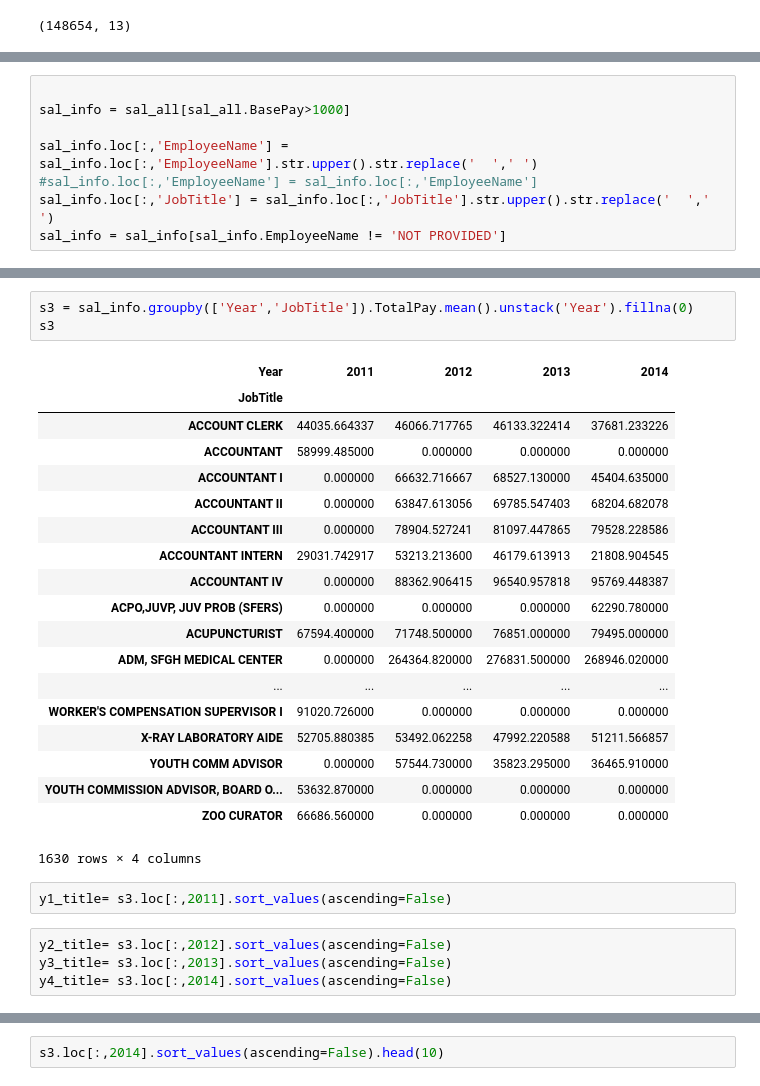
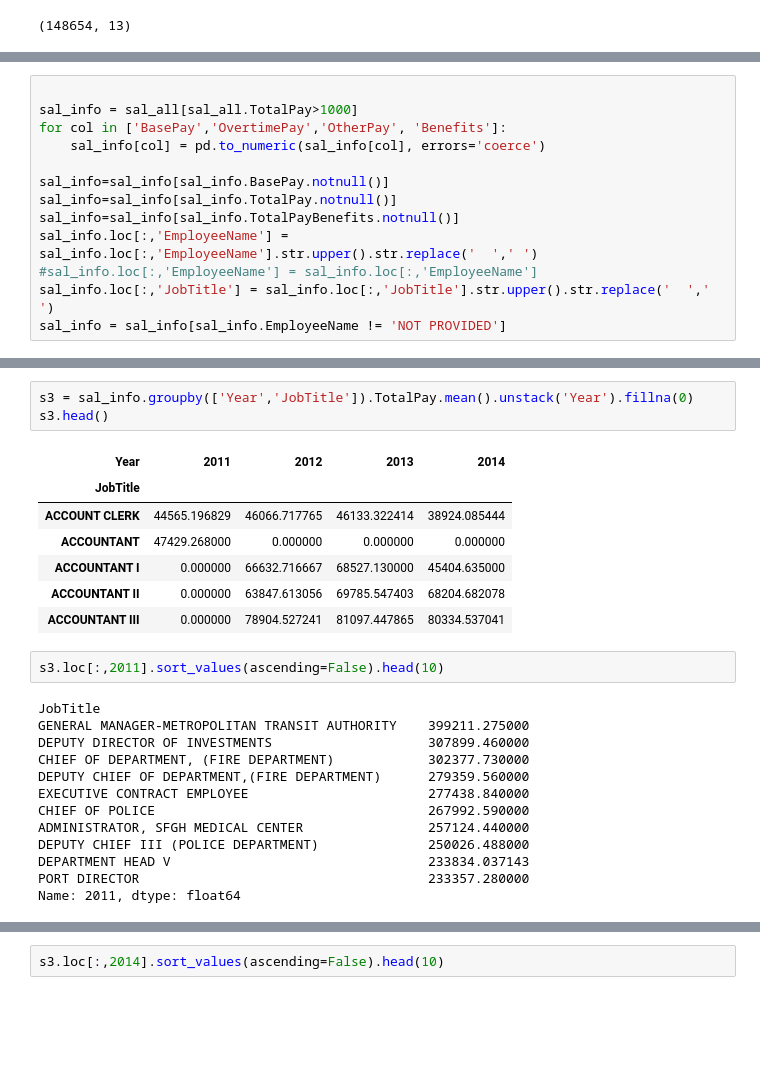
Before and after one commit to mraghcoder/data_science_springboard, a Jupyter notebook: sf_city_employee.ipynb, the cells around one changed output, grey strips where cells are left out. Saved outputs shown, nothing was run; the diff lists cells and outputs as text; blank space fills up the shorter version.

```diff
--- a/sf_city_employee.ipynb
+++ b/sf_city_employee.ipynb
@@ -22,7 +35,12 @@ sal_all.head()
 # %%
 
-sal_info = sal_all[sal_all.BasePay>1000]
+sal_info = sal_all[sal_all.TotalPay>1000]
+for col in ['BasePay','OvertimePay','OtherPay', 'Benefits']:
+    sal_info[col] = pd.to_numeric(sal_info[col], errors='coerce')
 
+sal_info=sal_info[sal_info.BasePay.notnull()]
+sal_info=sal_info[sal_info.TotalPay.notnull()]
+sal_info=sal_info[sal_info.TotalPayBenefits.notnull()]
 sal_info.loc[:,'EmployeeName'] = sal_info.loc[:,'EmployeeName'].str.upper().str.replace('  ',' ')
 #sal_info.loc[:,'EmployeeName'] = sal_info.loc[:,'EmployeeName']
 sal_info.loc[:,'JobTitle'] = sal_info.loc[:,'JobTitle'].str.upper().str.replace('  ',' ')
@@ -85,29 +75,26 @@ Name: A ELIZABETH MARCHASIN, dtype: float64
 # %%
 s3 = sal_info.groupby(['Year','JobTitle']).TotalPay.mean().unstack('Year').fillna(0)
-s3
+s3.head()
 # %% [output]
 | Year | 2011 | 2012 | 2013 | 2014 |
 | JobTitle |  |  |  |  |
-| ACCOUNT CLERK | 44035.664337 | 46066.717765 | 46133.322414 | 37681.233226 |
-| ACCOUNTANT | 58999.485000 | 0.000000 | 0.000000 | 0.000000 |
+| ACCOUNT CLERK | 44565.196829 | 46066.717765 | 46133.322414 | 38924.085444 |
+| ACCOUNTANT | 47429.268000 | 0.000000 | 0.000000 | 0.000000 |
 | ACCOUNTANT I | 0.000000 | 66632.716667 | 68527.130000 | 45404.635000 |
 | ACCOUNTANT II | 0.000000 | 63847.613056 | 69785.547403 | 68204.682078 |
-| ACCOUNTANT III | 0.000000 | 78904.527241 | 81097.447865 | 79528.228586 |
-| ACCOUNTANT INTERN | 29031.742917 | 53213.213600 | 46179.613913 | 21808.904545 |
-| ACCOUNTANT IV | 0.000000 | 88362.906415 | 96540.957818 | 95769.448387 |
-| ACPO,JUVP, JUV PROB (SFERS) | 0.000000 | 0.000000 | 0.000000 | 62290.780000 |
-| ACUPUNCTURIST | 67594.400000 | 71748.500000 | 76851.000000 | 79495.000000 |
-| ADM, SFGH MEDICAL CENTER | 0.000000 | 264364.820000 | 276831.500000 | 268946.020000 |
-| ... | ... | ... | ... | ... |
-| WORKER'S COMPENSATION SUPERVISOR I | 91020.726000 | 0.000000 | 0.000000 | 0.000000 |
-| X-RAY LABORATORY AIDE | 52705.880385 | 53492.062258 | 47992.220588 | 51211.566857 |
-| YOUTH COMM ADVISOR | 0.000000 | 57544.730000 | 35823.295000 | 36465.910000 |
-| YOUTH COMMISSION ADVISOR, BOARD O... | 53632.870000 | 0.000000 | 0.000000 | 0.000000 |
-| ZOO CURATOR | 66686.560000 | 0.000000 | 0.000000 | 0.000000 |
+| ACCOUNTANT III | 0.000000 | 78904.527241 | 81097.447865 | 80334.537041 |
-1630 rows × 4 columns
 # %%
-y1_title= s3.loc[:,2011].sort_values(ascending=False)
+s3.loc[:,2011].sort_values(ascending=False).head(10)
+# %% [output]
+JobTitle
+GENERAL MANAGER-METROPOLITAN TRANSIT AUTHORITY    399211.275000
+DEPUTY DIRECTOR OF INVESTMENTS                    307899.460000
+CHIEF OF DEPARTMENT, (FIRE DEPARTMENT)            302377.730000
+DEPUTY CHIEF OF DEPARTMENT,(FIRE DEPARTMENT)      279359.560000
+EXECUTIVE CONTRACT EMPLOYEE                       277438.840000
+CHIEF OF POLICE                                   267992.590000
+ADMINISTRATOR, SFGH MEDICAL CENTER                257124.440000
+DEPUTY CHIEF III (POLICE DEPARTMENT)              250026.488000
+DEPARTMENT HEAD V                                 233834.037143
+PORT DIRECTOR                                     233357.280000
+Name: 2011, dtype: float64
-# %%
-y2_title= s3.loc[:,2012].sort_values(ascending=False)
-y3_title= s3.loc[:,2013].sort_values(ascending=False)
-y4_title= s3.loc[:,2014].sort_values(ascending=False)
```
Also changed, not shown: parts of 47 cells of this notebook.
